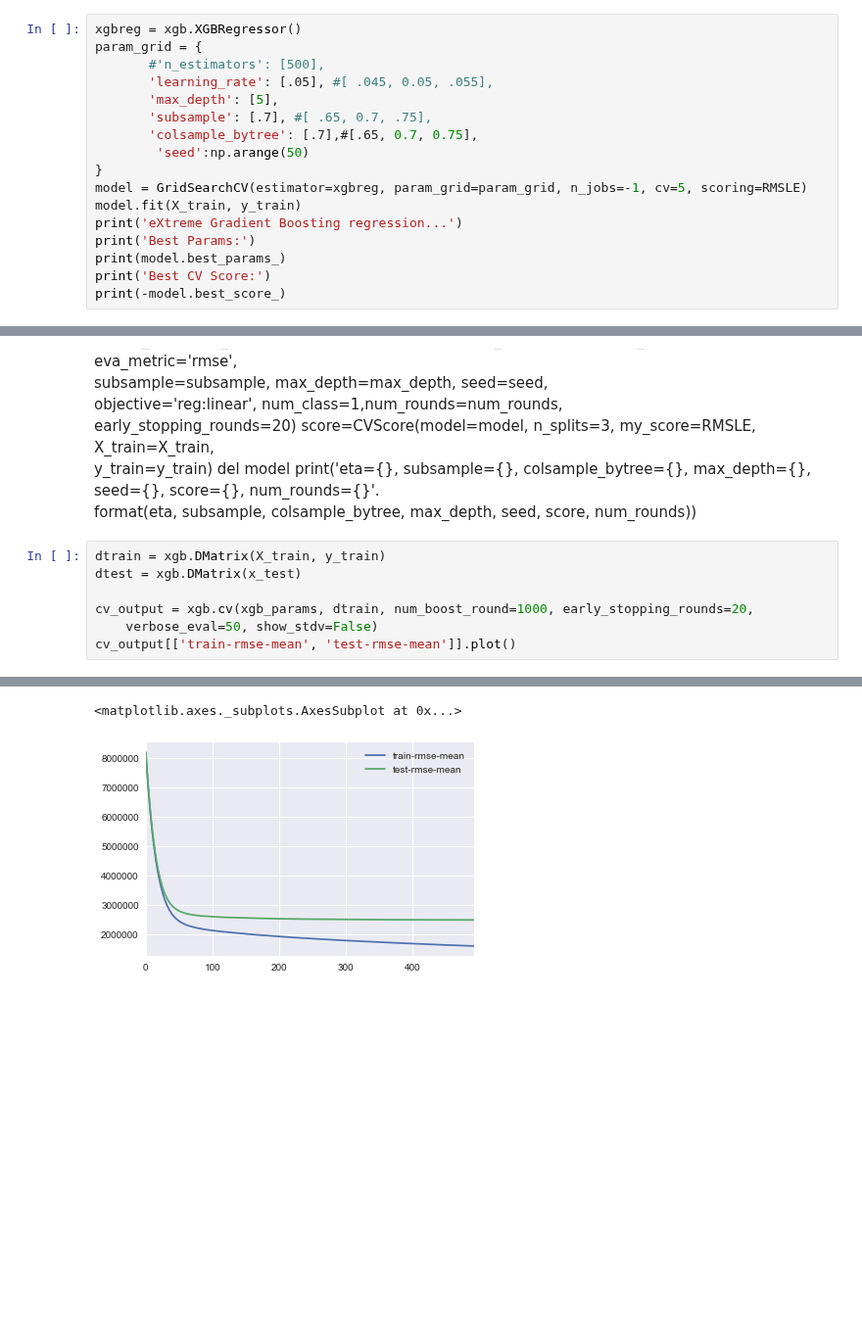
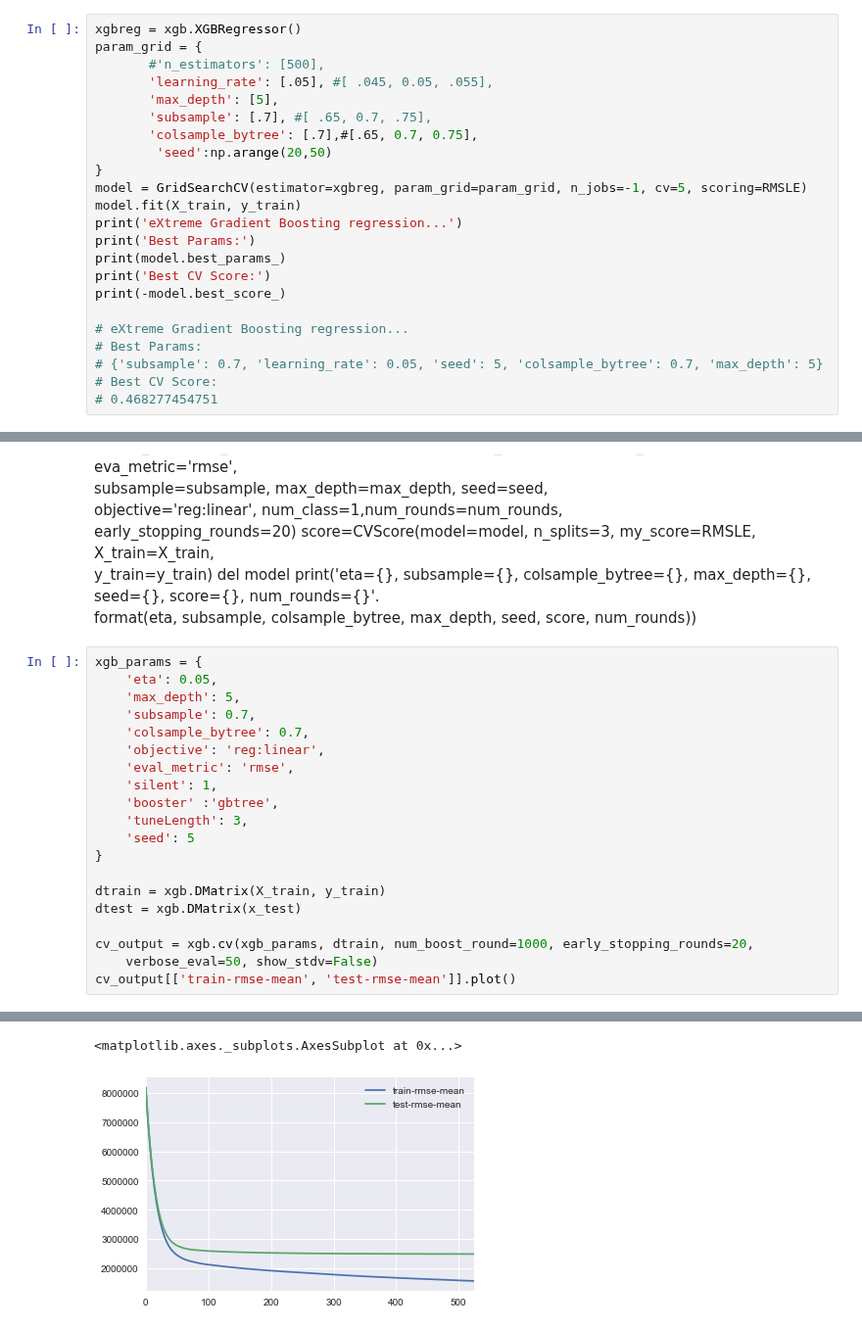
Before and after one commit to JCreeks/SyberbankHousingPrice, a Jupyter notebook: Initial_XGB.ipynb, the cells around one changed output, grey strips where cells are left out. Shown at 98% size. Saved outputs shown, nothing was run; the diff lists cells and outputs as text; blank space fills up the shorter version.

```diff
--- a/Initial_XGB.ipynb
+++ b/Initial_XGB.ipynb
@@ -215,7 +217,7 @@ param_grid = {
        'max_depth': [5],
        'subsample': [.7], #[ .65, 0.7, .75],
        'colsample_bytree': [.7],#[.65, 0.7, 0.75],
-        'seed':np.arange(50)
+        'seed':np.arange(20,50)
 }
 model = GridSearchCV(estimator=xgbreg, param_grid=param_grid, n_jobs=-1, cv=5, scoring=RMSLE)
 model.fit(X_train, y_train)
@@ -224,6 +226,12 @@ print('Best Params:')
 print(model.best_params_)
 print('Best CV Score:')
 print(-model.best_score_)
+
+# eXtreme Gradient Boosting regression...
+# Best Params:
+# {'subsample': 0.7, 'learning_rate': 0.05, 'seed': 5, 'colsample_bytree': 0.7, 'max_depth': 5}
+# Best CV Score:
+# 0.468277454751
 # %% [markdown]
 param_grid = {'eta':[.05], 'num_round':[500], 'subsample':[.7], 'colsample_bytree':[.7], \
               'max_depth':[5], 'seed':[2017,213,5]}
@@ -243,6 +251,19 @@ for eta in param_grid['eta']:
                         print('eta={}, subsample={}, colsample_bytree={}, max_depth={}, seed={}, score={}, num_rounds={}'.\
                           format(eta, subsample, colsample_bytree, max_depth, seed, score, num_rounds))
 # %%
+xgb_params = {
+    'eta': 0.05,
+    'max_depth': 5,
+    'subsample': 0.7,
+    'colsample_bytree': 0.7,
+    'objective': 'reg:linear',
+    'eval_metric': 'rmse',
+    'silent': 1,
+    'booster' :'gbtree',
+    'tuneLength': 3,
+    'seed': 5
+}
+
 dtrain = xgb.DMatrix(X_train, y_train)
 dtest = xgb.DMatrix(x_test)
 
@@ -264,5 +285,5 @@ cv_output[['train-rmse-mean', 'test-rmse-mean']].plot()
 <matplotlib.axes._subplots.AxesSubplot at 0x...>
-[figure, old version]
+[figure, new version]
 # %%
 num_boost_rounds = len(cv_output)
 model = xgb.train(dict(xgb_params, silent=0), dtrain, num_boost_round=num_boost_rounds)
```
Also changed, not shown: parts of 7 cells of this notebook, 1 other file.
